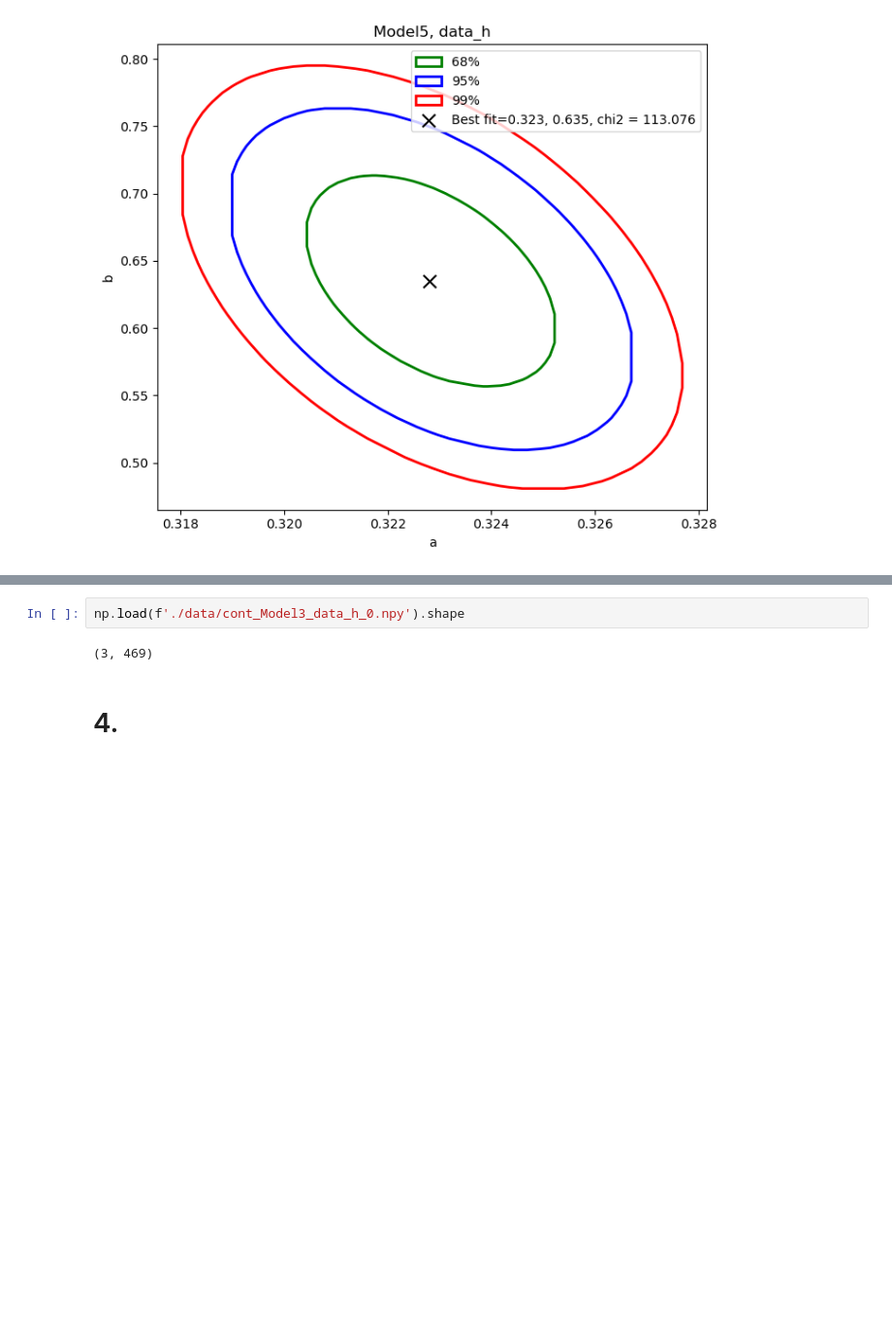
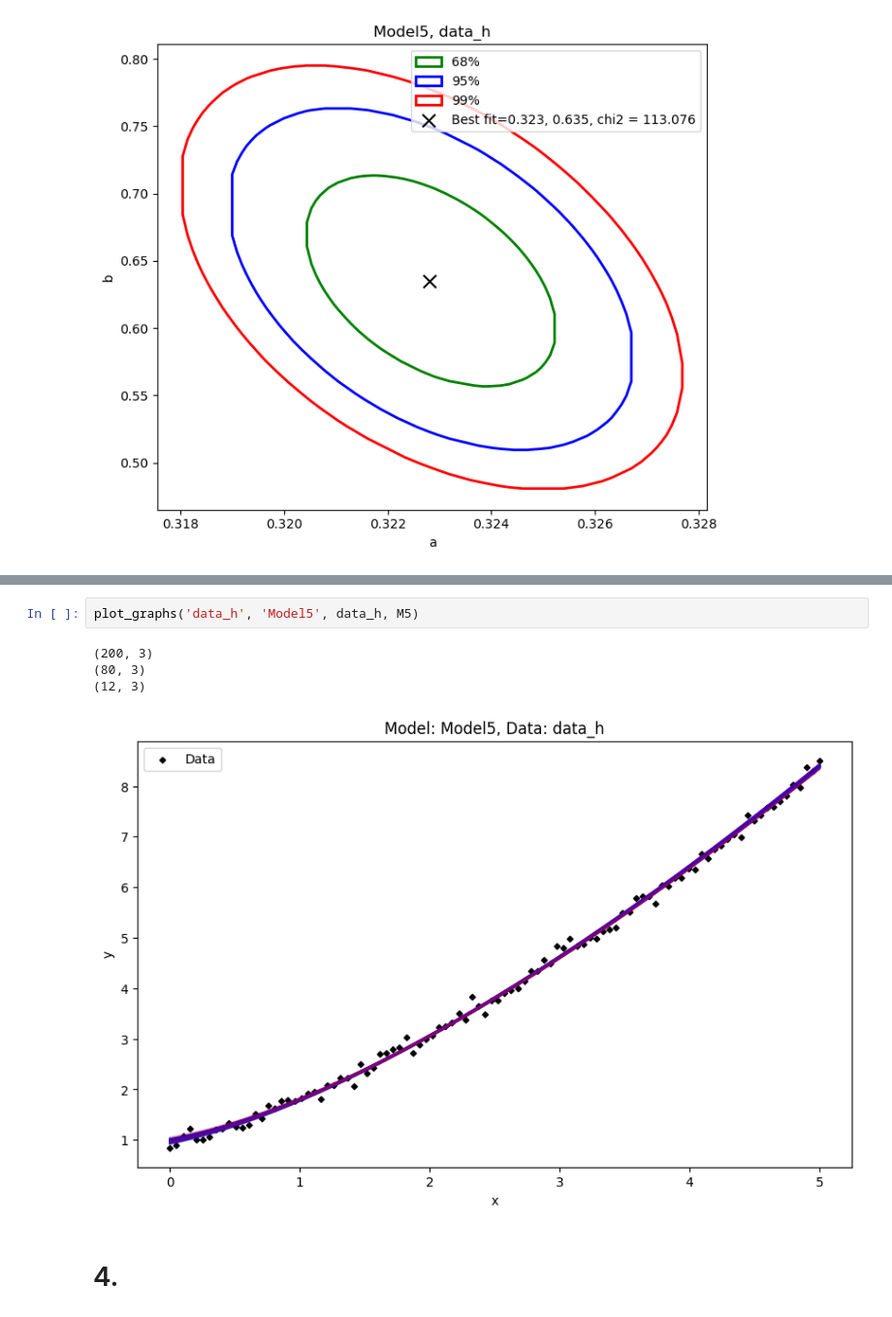
Before and after one commit to john1256/KASI_Ms, a Jupyter notebook: 2025/Statistics_1/Assignment5.ipynb, the cells around one changed output, grey strips where cells are left out. Shown at 97% size. Cells and saved outputs as stored; diff of their text form; blank space fills up the shorter version.

```diff
--- a/2025/Statistics_1/Assignment5.ipynb
+++ b/2025/Statistics_1/Assignment5.ipynb
@@ -144,7 +162,10 @@ def plot_graphs(*args):
 # %%
-np.load(f'./data/cont_Model3_data_h_0.npy').shape
+plot_graphs('data_h', 'Model5', data_h, M5)
 # %% [output]
-(3, 469)
+(200, 3)
+(80, 3)
+(12, 3)
+[figure, added]
 # %% [markdown]
 # 4.
 # %%
```
Also changed, not shown: parts of 5 cells of this notebook, 24 other files.
